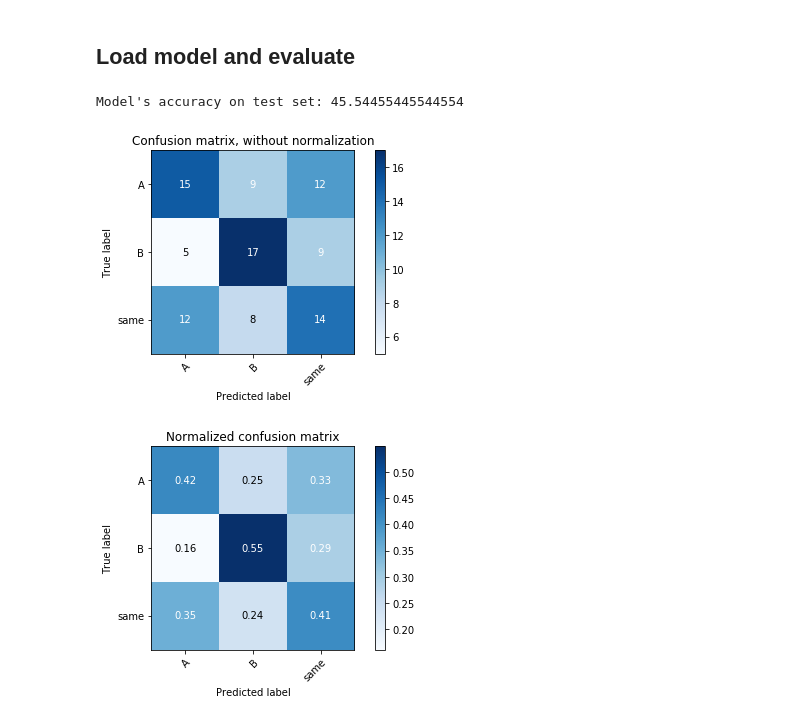
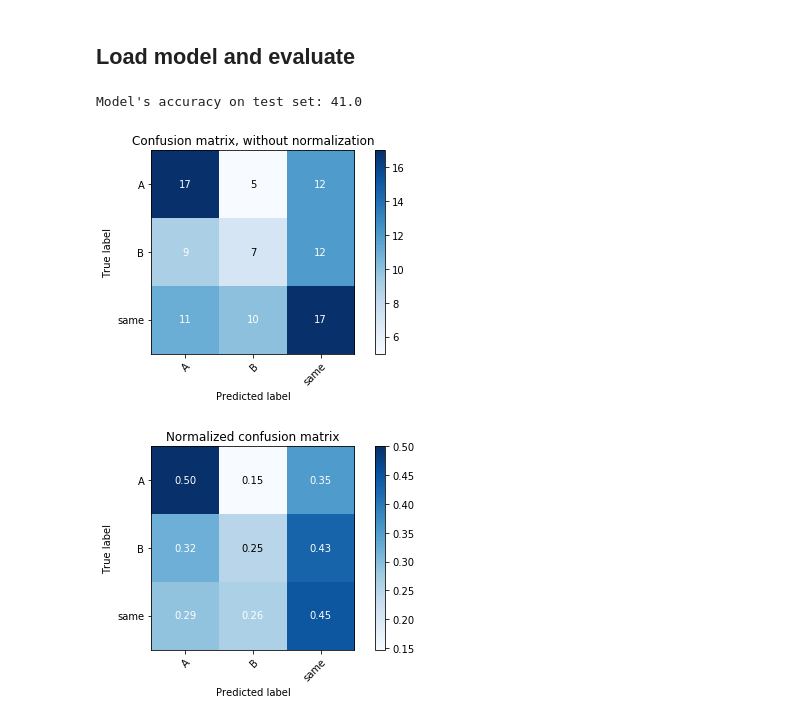
Before and after one commit to iamhectorotero/learning-physical-properties-with-rnns, a Jupyter notebook: 4. Yoked Training loop.ipynb, the cells around one changed output. Cells and saved outputs as stored; diff of their text form; code cells hidden in the pictures.

Commit message:
Updated yoked training

```diff
--- a/4. Yoked Training loop.ipynb
+++ b/4. Yoked Training loop.ipynb
@@ -29,10 +29,10 @@ SEQ_END = 1800
 # Define common model, loss and optimizer
 # %%
 INPUT_DIM = len(YOKED_TRAINING_COLS)    # input dimension
-HIDDEN_DIM = 25  # hidden layer dimension
-N_LAYERS = 3     # number of hidden layers
+HIDDEN_DIM = 32  # hidden layer dimension
+N_LAYERS = 4     # number of hidden layers
 OUTPUT_DIM = 3   # output dimension
-DROPOUT = 0.5
+DROPOUT = 0.7
 
 network_dims = (INPUT_DIM, HIDDEN_DIM, N_LAYERS, OUTPUT_DIM)
 # %%
@@ -61,6 +55,10 @@ len(yoked_trials)
 # %%
 np.random.seed(0)
 indices = np.arange(len(yoked_trials))
-train_indices = np.random.choice(indices, 900, replace=False)
-val_indices = np.random.choice(list(set(indices) - set(train_indices)), 86, replace=False)
-test_indices = list(set(indices) - set(train_indices) - set(val_indices))
+test_indices = np.random.choice(indices, 100, replace=False)
+val_indices = np.random.choice(list(set(indices) - set(test_indices)), 100, replace=False)
+train_indices = list(set(indices) - set(test_indices) - set(val_indices))
+
+train_trials = [yoked_trials[i] for i in train_indices]
+val_trials = [yoked_trials[i] for i in val_indices]
+test_trials = [yoked_trials[i] for i in test_indices]
@@ -231,13 +209,12 @@ joblib.dump(scaler, "scalers/yoked_mass_scaler.sk")
 # %%
 model_path = "models/yoked_mass_model.pt"
 scaler_path = "scalers/yoked_mass_scaler.sk"
-network_dims = (16, 25, 4, 3)
-test_dataset_path = "data/test_passive_trials.h5"
+network_dims = (INPUT_DIM, HIDDEN_DIM, N_LAYERS, OUTPUT_DIM)
 class_columns = MASS_CLASS_COLS
 
-evaluate_saved_model(model_path, network_dims, test_dataset_path, BASIC_TRAINING_COLS,
+evaluate_saved_model(model_path, network_dims, None, YOKED_TRAINING_COLS,
                      class_columns, step_size=STEP_SIZE, scaler_path=scaler_path, trials=test_trials)
 # %% [output]
-Model's accuracy on test set: 45.54455445544554
+Model's accuracy on test set: 41.0
-[figure, old version]
+[figure, new version]
-[figure, old version]
+[figure, new version]
```
Also changed, not shown: parts of 41 cells of this notebook.
